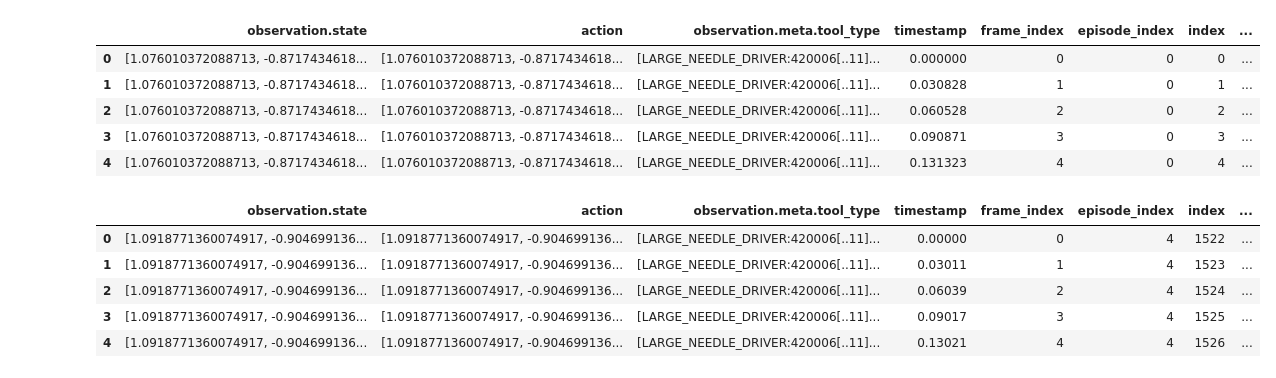
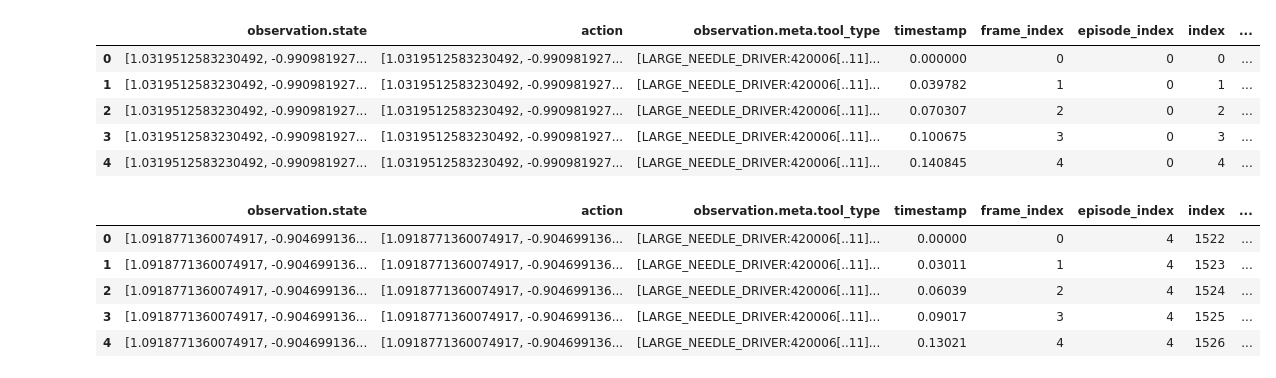
Before and after one commit to chetanreddyn/Autonomous-Surgical-Robot, a Jupyter notebook: LeRobot/prototype.ipynb, the cells around one changed output. Cells and saved outputs as stored; diff of their text form; code cells hidden in the pictures.

```diff
--- a/LeRobot/prototype.ipynb
+++ b/LeRobot/prototype.ipynb
@@ -4,16 +4,16 @@ import numpy as np
 import json
 from pathlib import Path
 # %%
-file_path = "/home/stanford/catkin_ws/src/Autonomous-Surgical-Robot-Data/Needle Transfer Chetan/Demo6/episode_000000.parquet"
+file_path = "/home/stanford/catkin_ws/src/Autonomous-Surgical-Robot-Data/Tissue Retraction Chetan/Demo1/episode_000000.parquet"
 df_reference = pd.read_parquet(file_path)
 df_reference.head()
 # %% [output]
 |  | observation.state | action | observation.meta.tool_type | timestamp | frame_index | episode_index | index | ... |
-| 0 | [1.076010372088713, -0.8717434618... | [1.076010372088713, -0.8717434618... | [LARGE_NEEDLE_DRIVER:420006[..11]... | 0.000000 | 0 | 0 | 0 | ... |
-| 1 | [1.076010372088713, -0.8717434618... | [1.076010372088713, -0.8717434618... | [LARGE_NEEDLE_DRIVER:420006[..11]... | 0.030828 | 1 | 0 | 1 | ... |
-| 2 | [1.076010372088713, -0.8717434618... | [1.076010372088713, -0.8717434618... | [LARGE_NEEDLE_DRIVER:420006[..11]... | 0.060528 | 2 | 0 | 2 | ... |
-| 3 | [1.076010372088713, -0.8717434618... | [1.076010372088713, -0.8717434618... | [LARGE_NEEDLE_DRIVER:420006[..11]... | 0.090871 | 3 | 0 | 3 | ... |
-| 4 | [1.076010372088713, -0.8717434618... | [1.076010372088713, -0.8717434618... | [LARGE_NEEDLE_DRIVER:420006[..11]... | 0.131323 | 4 | 0 | 4 | ... |
+| 0 | [1.0319512583230492, -0.990981927... | [1.0319512583230492, -0.990981927... | [LARGE_NEEDLE_DRIVER:420006[..11]... | 0.000000 | 0 | 0 | 0 | ... |
+| 1 | [1.0319512583230492, -0.990981927... | [1.0319512583230492, -0.990981927... | [LARGE_NEEDLE_DRIVER:420006[..11]... | 0.039782 | 1 | 0 | 1 | ... |
+| 2 | [1.0319512583230492, -0.990981927... | [1.0319512583230492, -0.990981927... | [LARGE_NEEDLE_DRIVER:420006[..11]... | 0.070307 | 2 | 0 | 2 | ... |
+| 3 | [1.0319512583230492, -0.990981927... | [1.0319512583230492, -0.990981927... | [LARGE_NEEDLE_DRIVER:420006[..11]... | 0.100675 | 3 | 0 | 3 | ... |
+| 4 | [1.0319512583230492, -0.990981927... | [1.0319512583230492, -0.990981927... | [LARGE_NEEDLE_DRIVER:420006[..11]... | 0.140845 | 4 | 0 | 4 | ... |
 # %%
 file_path = "/home/stanford/catkin_ws/src/Autonomous-Surgical-Robot-Data/Needle Transfer Chetan LeRobot/data/chunk-000/episode_000000.parquet"
 df_reference = pd.read_parquet(file_path)
```
Also changed, not shown: 4 other files.
